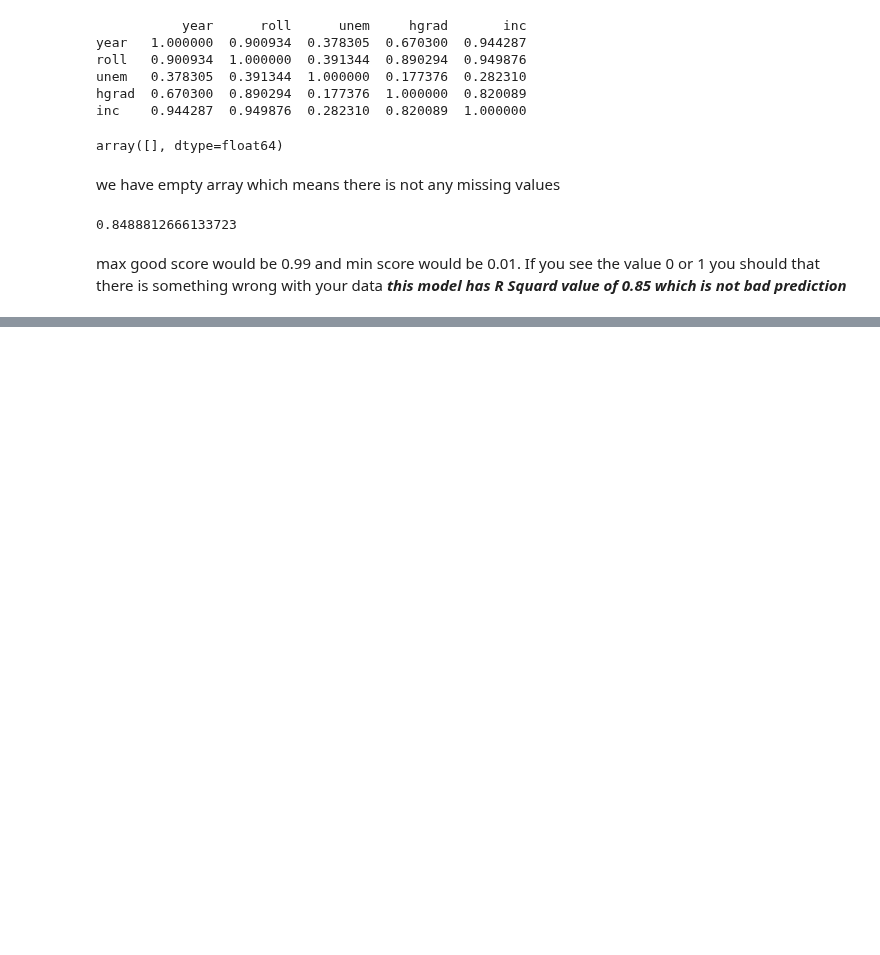
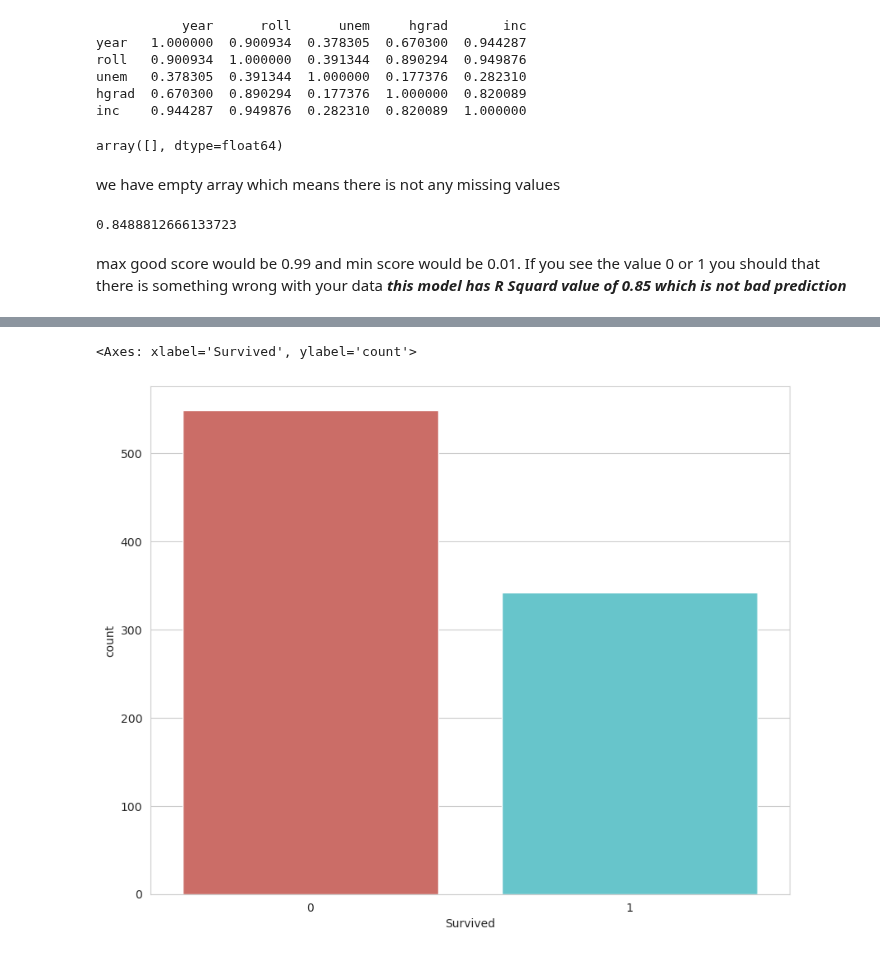
Before and after one commit to Mahdi90s/Python_repository, a Jupyter notebook: Python_Code/Python_Learning_Part2.ipynb, the cells around one changed output, grey strips where cells are left out. Saved outputs shown, nothing was run; the diff lists cells and outputs as text; code cells hidden in the pictures; blank space fills up the shorter version.

```diff
--- a/Python_Code/Python_Learning_Part2.ipynb
+++ b/Python_Code/Python_Learning_Part2.ipynb
@@ -159,0 +172,8 @@ max good score would be 0.99 and min score would be 0.01. If you see the value 0
+# %%
+url = '/home/micheal/Documents/GitHub/python-for-data-science-and-machine-learning-essential-training-part-2-3016934/data/titanic-training-data.csv'
+
+titanic_training_df = pd.read_csv(url)
+# assign to columns
+titanic_training_df.columns = ['PassengerId', 'Survived', 'Pclass', 'Name', 'Sex', 'age', 'SibSp', 'Parch', 'Ticket', 'Fare', 'Cabin', 'Embarked']
+
+print (titanic_training_df.head())
@@ -159,0 +242,7 @@ max good score would be 0.99 and min score would be 0.01. If you see the value 0
+# %%
+# First we want to check out our target variable is binary
+
+sns.countplot(x='Survived', hue='Survived', data=titanic_training_df, palette='hls', legend=False)
+# %% [output]
+<Axes: xlabel='Survived', ylabel='count'>
+[figure, added]
```
Also changed, not shown: parts of 23 cells of this notebook.
